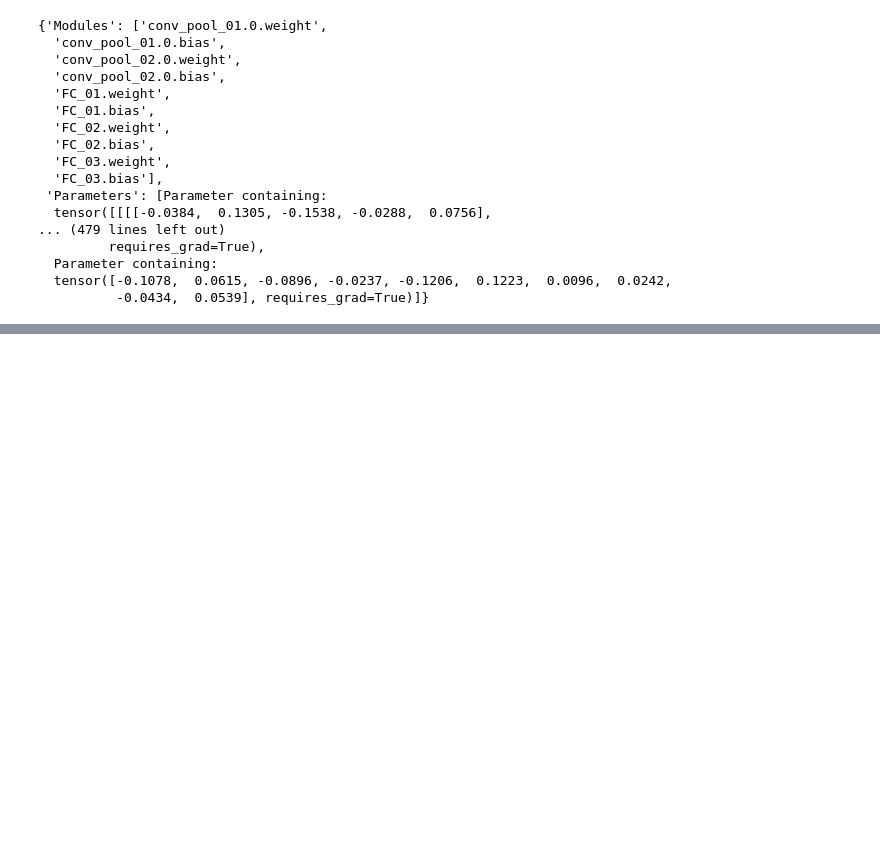
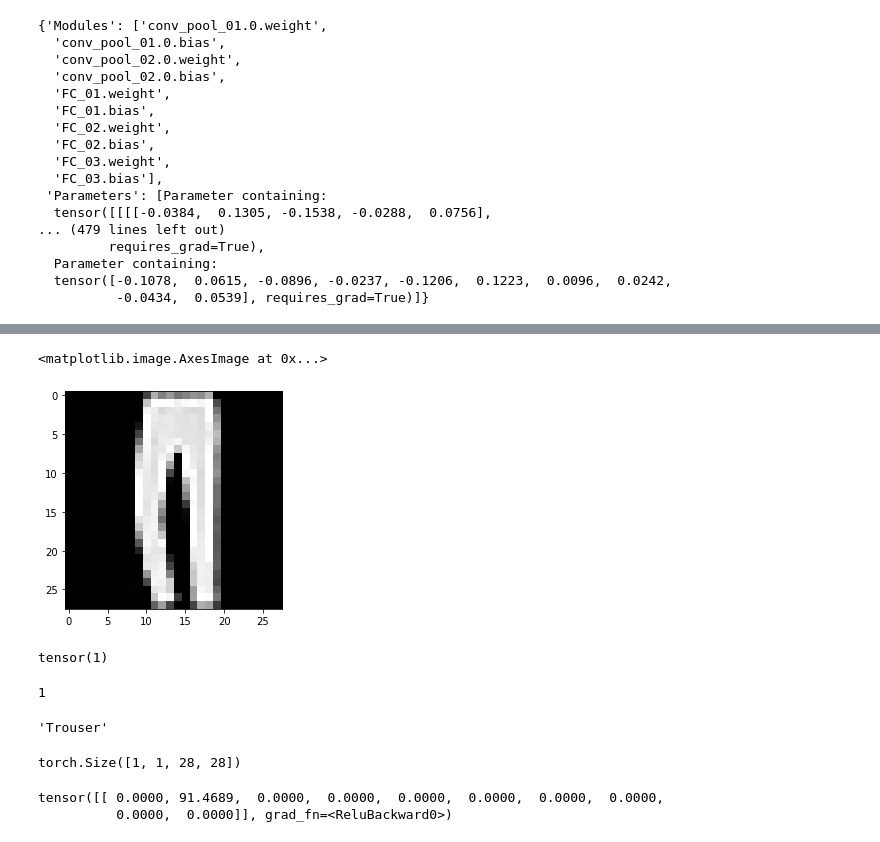
Before and after one commit to ds-fau-ck/PyTorch_Tutorial, a Jupyter notebook: Fashion_MNIST/FasionMnist_with_Pytorch.ipynb, the cells around one changed output, grey strips where cells are left out. Cells and saved outputs as stored; diff of their text form; code cells hidden in the pictures; blank space fills up the shorter version.

```diff
--- a/Fashion_MNIST/FasionMnist_with_Pytorch.ipynb
+++ b/Fashion_MNIST/FasionMnist_with_Pytorch.ipynb
@@ -539,0 +542,7 @@ sns.heatmap(cm, annot=True, fmt='d',xticklabels=label_map_with_val_key.values(),
+# %%
+data=next(iter(test_data_loader))#
+"""
+This will give us first data point. So whenever do a for loop on test_data_loader, it will create an iterator object, and it will keeps on give you a data point one by one
+data
+"""
+data
@@ -539,0 +571,2 @@ sns.heatmap(cm, annot=True, fmt='d',xticklabels=label_map_with_val_key.values(),
+# %%
+images, labels=data
@@ -539,0 +577,4 @@ sns.heatmap(cm, annot=True, fmt='d',xticklabels=label_map_with_val_key.values(),
+# %%
+idx=2
+img=images[idx]
+img.shape
@@ -539,0 +588,28 @@ sns.heatmap(cm, annot=True, fmt='d',xticklabels=label_map_with_val_key.values(),
+# %%
+plt.imshow(img.squeeze(), cmap="gray")
+# %% [output]
+<matplotlib.image.AxesImage at 0x...>
+[figure, added]
+# %%
+label=labels[idx]
+label
+# %% [output]
+tensor(1)
+# %%
+label.item()
+# %% [output]
+1
+# %%
+label_map_with_val_key[label.item()]
+# %% [output]
+'Trouser'
+# %%
+img.unsqueeze(dim=1).shape
+# %% [output]
+torch.Size([1, 1, 28, 28])
+# %%
+logit=model(img.unsqueeze(dim=1).to(config.DEVICE))
+logit
+# %% [output]
+tensor([[ 0.0000, 91.4689,  0.0000,  0.0000,  0.0000,  0.0000,  0.0000,  0.0000,
+          0.0000,  0.0000]], grad_fn=<ReluBackward0>)
```
Also changed, not shown: parts of 40 cells of this notebook.
